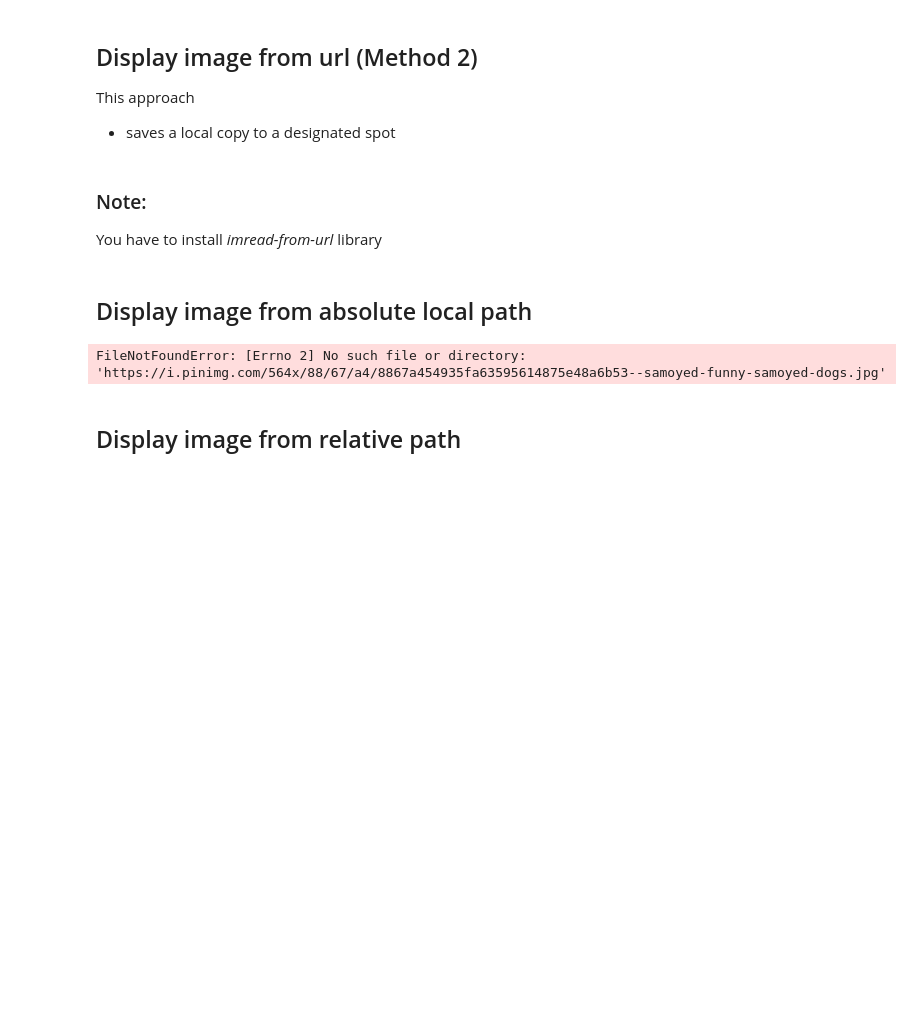
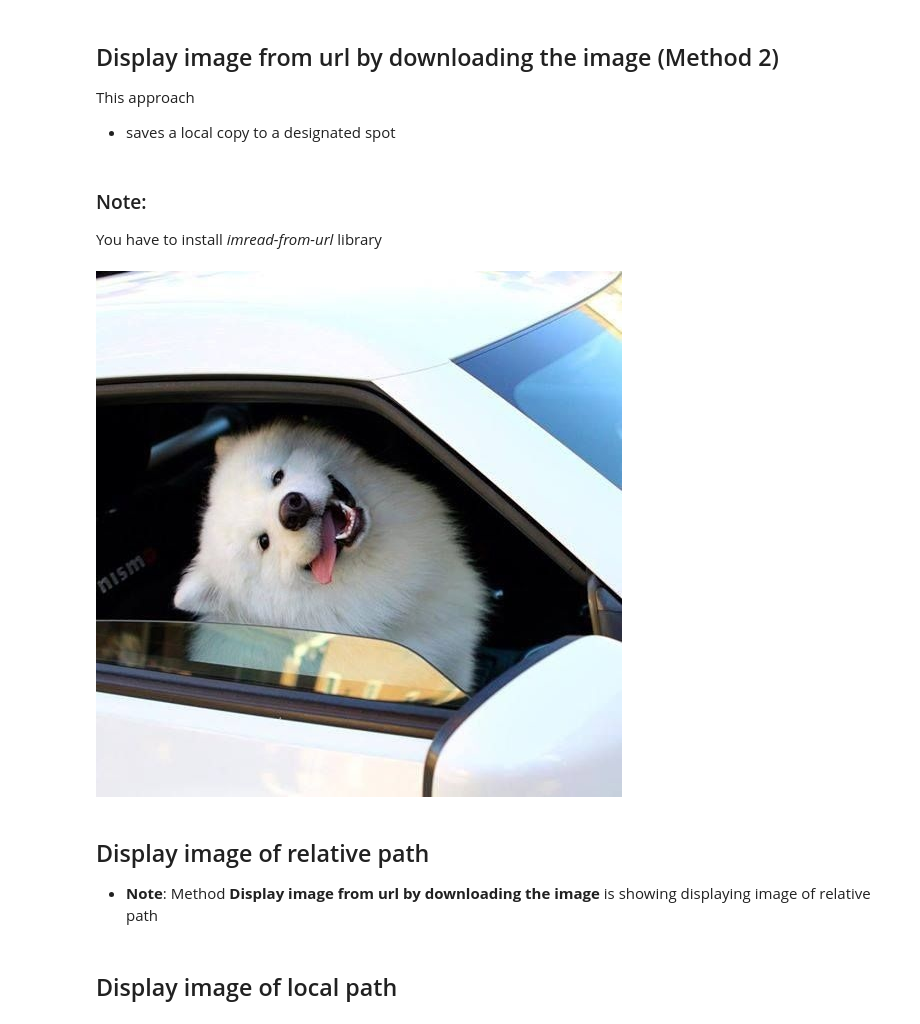
Before and after one commit to codenamewei/technical-posts, a Jupyter notebook: post1/show_image.ipynb, the cells around one changed output. Drawn from its saved outputs; the diff is of its cells as text; code cells hidden in the pictures; blank space fills up the shorter version.

```diff
--- a/post1/show_image.ipynb
+++ b/post1/show_image.ipynb
@@ -21,5 +17,5 @@ Image(url= img_url)
 # %% [markdown]
-## Display image from url (Method 2)
+## Display image from url by downloading the image (Method 2)
 
 This approach
 - saves a local copy to a designated spot
@@ -31,19 +27,26 @@ You have to install _imread-from-url_ library
 !pip install imread-from-url
 # %%
 from imread_from_url import imread_from_url
+from datetime import datetime
 import cv2
+import os
 
 img : np.array = imread_from_url(img_url)
-filepath = ""
+now = datetime.now()
+imagefilepath = os.path.join(local_storage_path, now.strftime("%Y%h%d_%H%M%S") + ".jpg")
 cv2.imwrite(imagefilepath, img)
 
 
 Image(filename=imagefilepath)
+# %% [output]
+[figure, added]
 # %% [markdown]
-## Display image from absolute local path
+## Display image of relative path
+
+- **Note**: Method **Display image from url by downloading the image** is showing displaying image of relative path
 # %%
-Image(filename="https://i.pinimg.com/564x/88/67/a4/8867a454935fa63595614875e48a6b53--samoyed-funny-samoyed-dogs.jpg")
+relative_local_file_path = imagefilepath
+
+Image(filename=relative_local_file_path)
-# %% [output]
-FileNotFoundError: [Errno 2] No such file or directory: 'https://i.pinimg.com/564x/88/67/a4/8867a454935fa63595614875e48a6b53--samoyed-funny-samoyed-dogs.jpg'
 # %% [markdown]
-## Display image from relative path
+## Display image of local path
```
Also changed, not shown: parts of 9 cells of this notebook.
